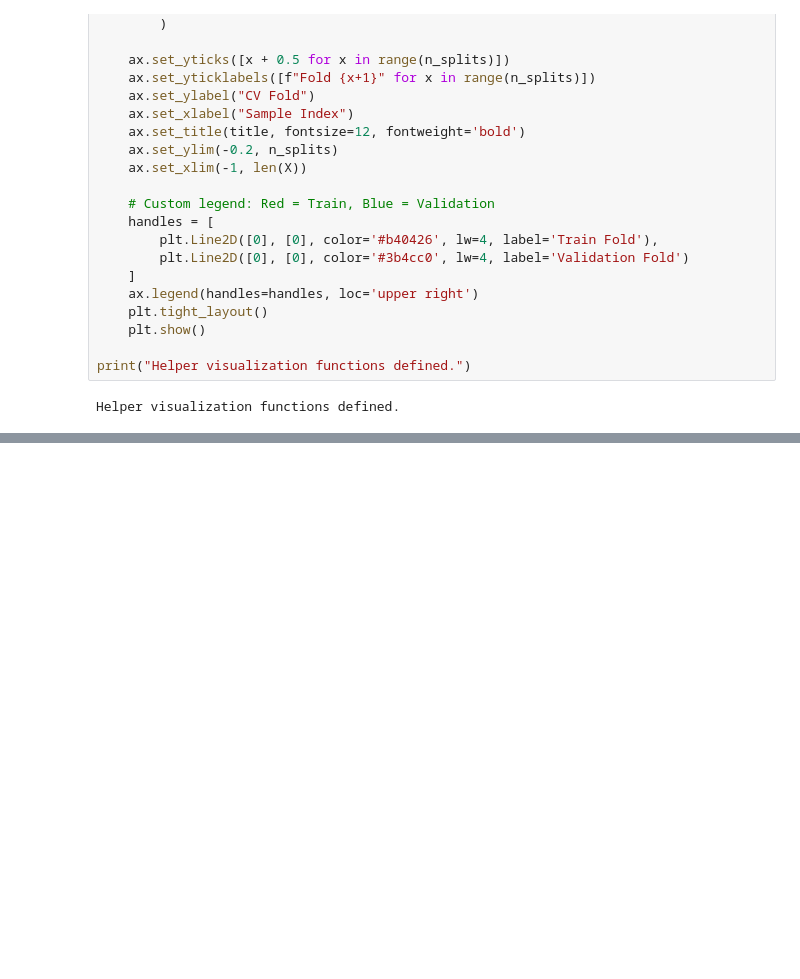
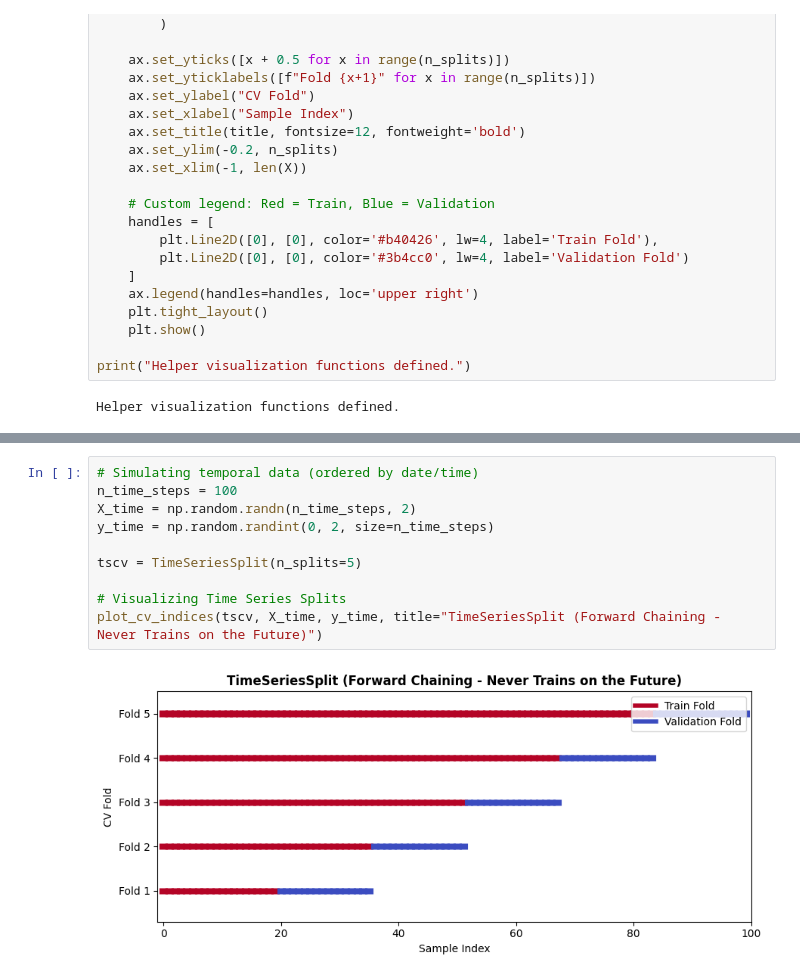
Before and after one commit to DEVANSHU-KALI/machine_leaning_course, a Jupyter notebook: data_preprocessing/7) model_evaluation/1) cross_validation_strategies/code.ipynb, the cells around one changed output, grey strips where cells are left out. Cells and saved outputs as stored; diff of their text form; blank space fills up the shorter version.

```diff
--- a/data_preprocessing/7) model_evaluation/1) cross_validation_strategies/code.ipynb
+++ b/data_preprocessing/7) model_evaluation/1) cross_validation_strategies/code.ipynb
@@ -72,0 +132,12 @@ Helper visualization functions defined.
+# %%
+# Simulating temporal data (ordered by date/time)
+n_time_steps = 100
+X_time = np.random.randn(n_time_steps, 2)
+y_time = np.random.randint(0, 2, size=n_time_steps)
+
+tscv = TimeSeriesSplit(n_splits=5)
+
+# Visualizing Time Series Splits
+plot_cv_indices(tscv, X_time, y_time, title="TimeSeriesSplit (Forward Chaining - Never Trains on the Future)")
+# %% [output]
+[figure, added]
```
Also changed, not shown: parts of 11 cells of this notebook, 1 other file.
